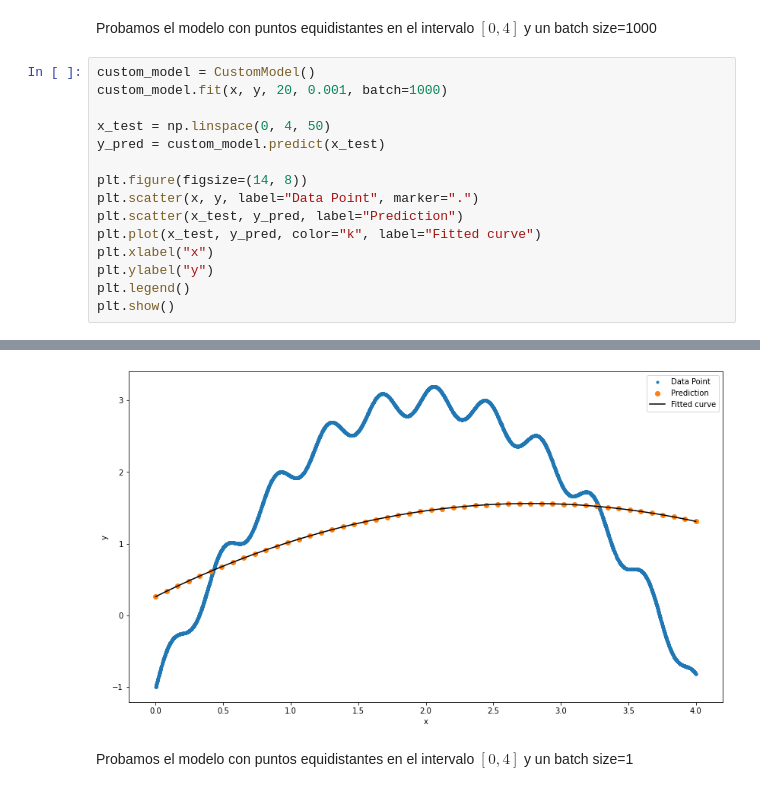
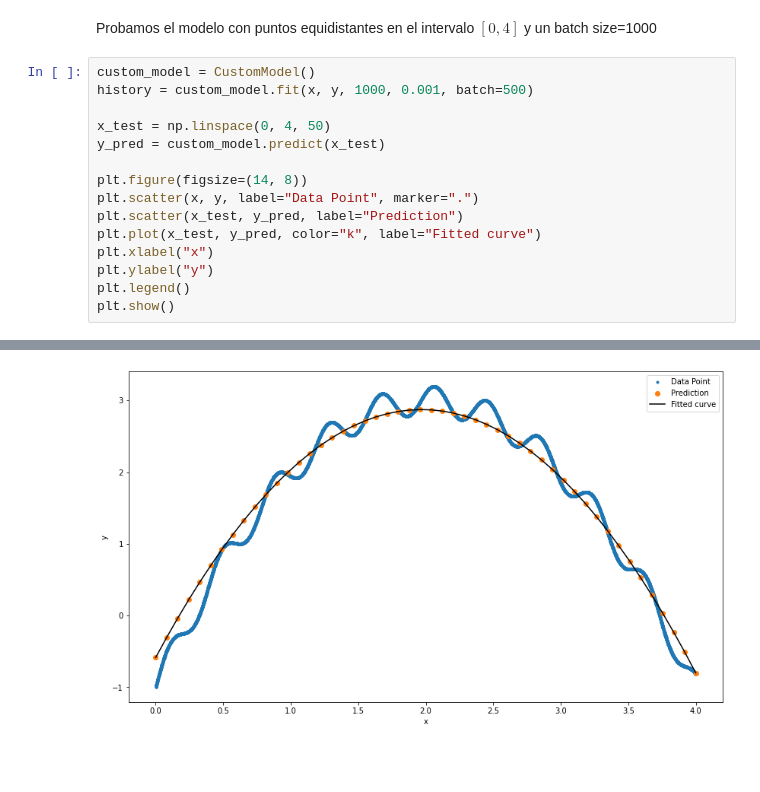
Before and after one commit to achurichi/CEIA-deep_learning, a Jupyter notebook: clase_2/ejercitacion.ipynb, the cells around one changed output, grey strips where cells are left out. Drawn from its saved outputs; the diff is of its cells as text; blank space fills up the shorter version.

```diff
--- a/clase_2/ejercitacion.ipynb
+++ b/clase_2/ejercitacion.ipynb
@@ -205,7 +208,7 @@ class CustomModel:
 Probamos el modelo con puntos equidistantes en el intervalo $[0, 4]$ y un batch size=1000
 # %%
 custom_model = CustomModel()
-custom_model.fit(x, y, 20, 0.001, batch=1000)
+history = custom_model.fit(x, y, 1000, 0.001, batch=500)
 
 x_test = np.linspace(0, 4, 50)
 y_pred = custom_model.predict(x_test)
@@ -242,3 +242 @@ Epoch 20: cost=1.2979
-[figure, old version]
+[figure, new version]
-# %% [markdown]
-Probamos el modelo con puntos equidistantes en el intervalo $[0, 4]$ y un batch size=1
```
Also changed, not shown: parts of 6 cells of this notebook.
